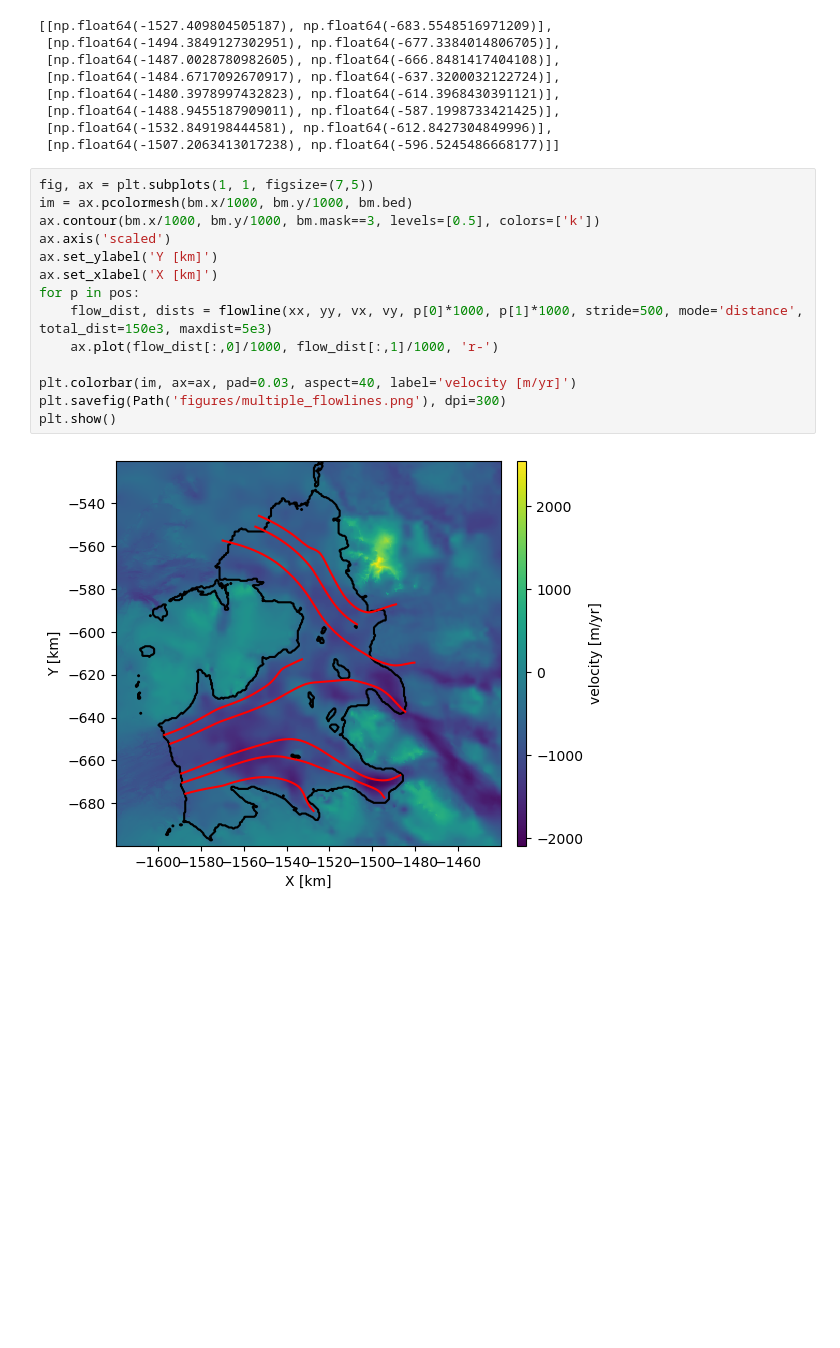
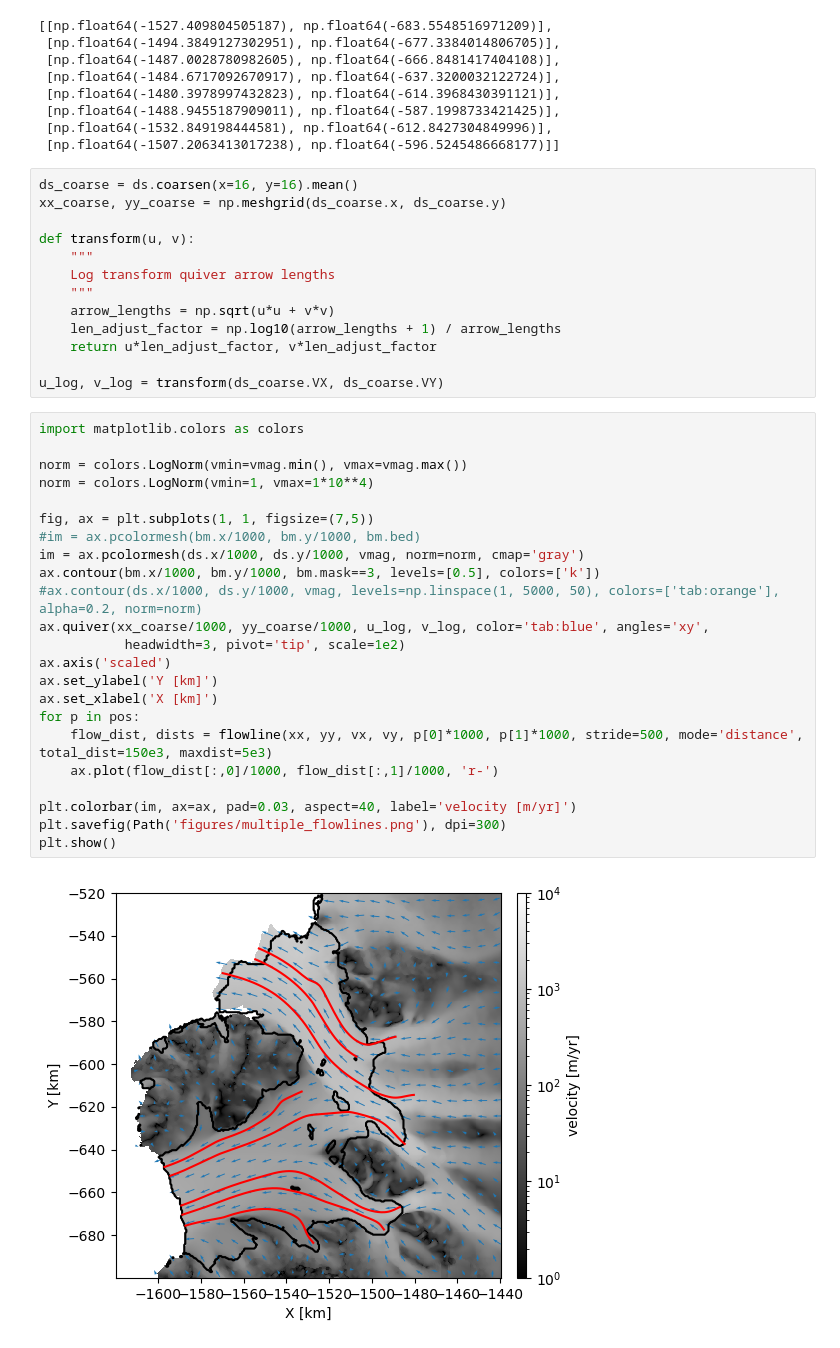
Before and after one commit to mjfield2/flowline_extraction, a Jupyter notebook: example.ipynb, the cells around one changed output. Saved outputs shown, nothing was run; the diff lists cells and outputs as text; blank space fills up the shorter version.

Commit message:
update plot

```diff
--- a/example.ipynb
+++ b/example.ipynb
@@ -372,19 +372,41 @@ pos
  [np.float64(-1488.9455187909011), np.float64(-587.1998733421425)],
  [np.float64(-1532.849198444581), np.float64(-612.8427304849996)],
  [np.float64(-1507.2063413017238), np.float64(-596.5245486668177)]]
-# %%
-fig, ax = plt.subplots(1, 1, figsize=(7,5))
-im = ax.pcolormesh(bm.x/1000, bm.y/1000, bm.bed)
-ax.contour(bm.x/1000, bm.y/1000, bm.mask==3, levels=[0.5], colors=['k'])
-ax.axis('scaled')
-ax.set_ylabel('Y [km]')
-ax.set_xlabel('X [km]')
-for p in pos:
-    flow_dist, dists = flowline(xx, yy, vx, vy, p[0]*1000, p[1]*1000, stride=500, mode='distance', total_dist=150e3, maxdist=5e3)
-    ax.plot(flow_dist[:,0]/1000, flow_dist[:,1]/1000, 'r-')
-
-plt.colorbar(im, ax=ax, pad=0.03, aspect=40, label='velocity [m/yr]')
-plt.savefig(Path('figures/multiple_flowlines.png'), dpi=300)
-plt.show()
-# %% [output]
-[figure, removed]
+# %%
+ds_coarse = ds.coarsen(x=16, y=16).mean()
+xx_coarse, yy_coarse = np.meshgrid(ds_coarse.x, ds_coarse.y)
+
+def transform(u, v):
+    """
+    Log transform quiver arrow lengths
+    """
+    arrow_lengths = np.sqrt(u*u + v*v)
+    len_adjust_factor = np.log10(arrow_lengths + 1) / arrow_lengths
+    return u*len_adjust_factor, v*len_adjust_factor
+
+u_log, v_log = transform(ds_coarse.VX, ds_coarse.VY)
+# %%
+import matplotlib.colors as colors
+
+norm = colors.LogNorm(vmin=vmag.min(), vmax=vmag.max())
+norm = colors.LogNorm(vmin=1, vmax=1*10**4)
+
+fig, ax = plt.subplots(1, 1, figsize=(7,5))
+#im = ax.pcolormesh(bm.x/1000, bm.y/1000, bm.bed)
+im = ax.pcolormesh(ds.x/1000, ds.y/1000, vmag, norm=norm, cmap='gray')
+ax.contour(bm.x/1000, bm.y/1000, bm.mask==3, levels=[0.5], colors=['k'])
+#ax.contour(ds.x/1000, ds.y/1000, vmag, levels=np.linspace(1, 5000, 50), colors=['tab:orange'], alpha=0.2, norm=norm)
+ax.quiver(xx_coarse/1000, yy_coarse/1000, u_log, v_log, color='tab:blue', angles='xy',
+           headwidth=3, pivot='tip', scale=1e2)
+ax.axis('scaled')
+ax.set_ylabel('Y [km]')
+ax.set_xlabel('X [km]')
+for p in pos:
+    flow_dist, dists = flowline(xx, yy, vx, vy, p[0]*1000, p[1]*1000, stride=500, mode='distance', total_dist=150e3, maxdist=5e3)
+    ax.plot(flow_dist[:,0]/1000, flow_dist[:,1]/1000, 'r-')
+
+plt.colorbar(im, ax=ax, pad=0.03, aspect=40, label='velocity [m/yr]')
+plt.savefig(Path('figures/multiple_flowlines.png'), dpi=300)
+plt.show()
+# %% [output]
+[figure, added]
```
Also changed, not shown: 1 other file.
